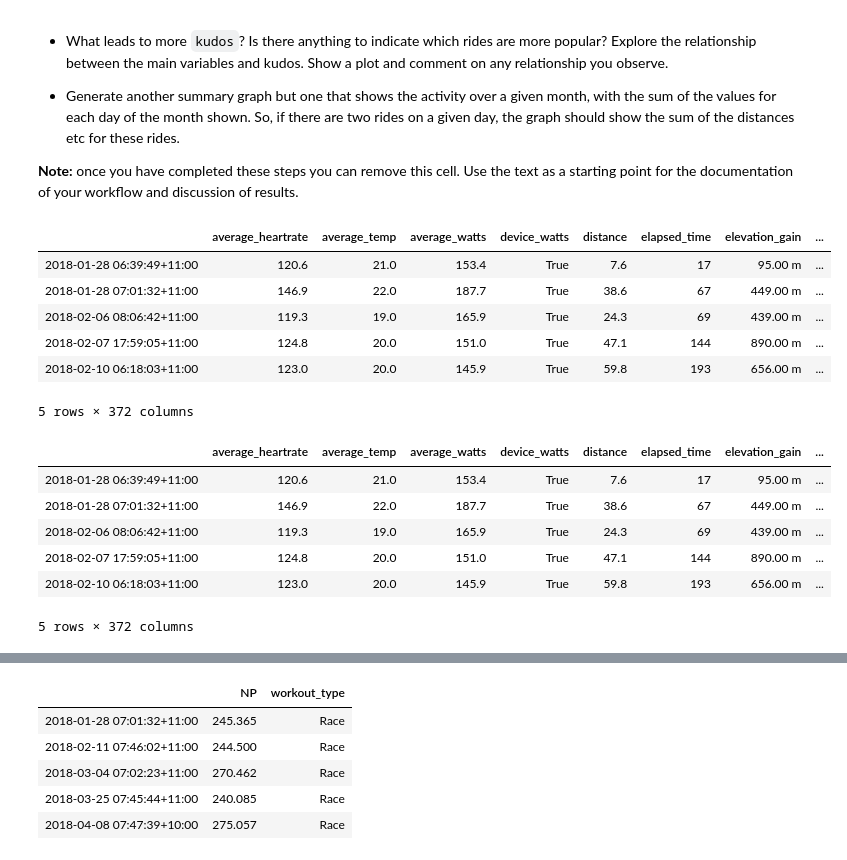
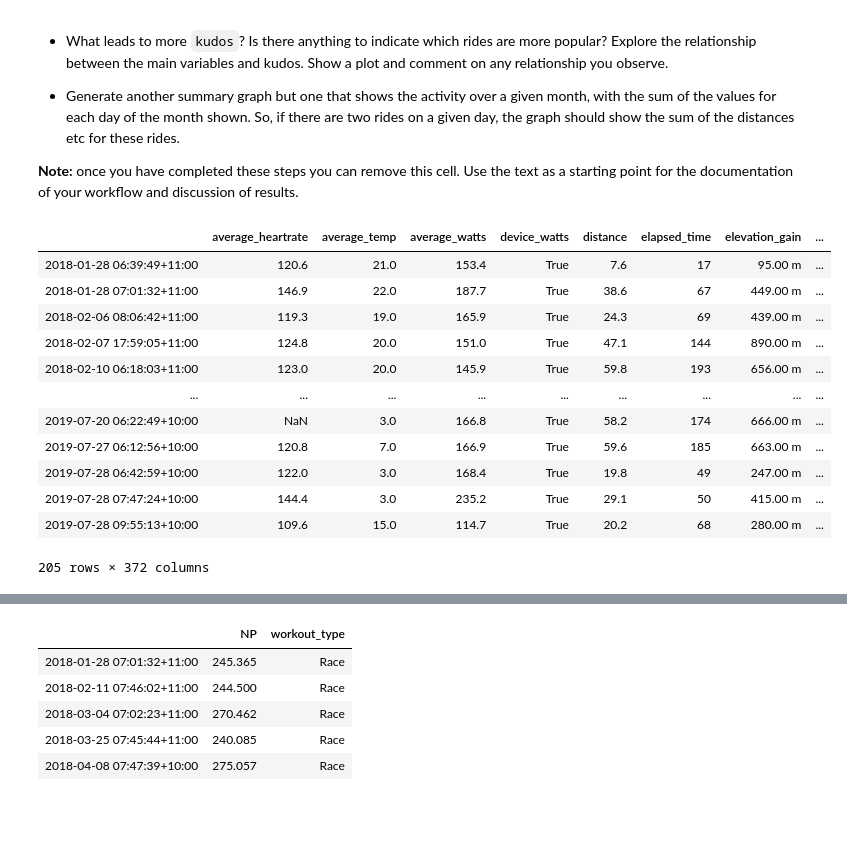
Before and after one commit to iamdraza/University-Practicals, a Jupyter notebook: Portfolio 1.ipynb, the cells around one changed output, grey strips where cells are left out. Saved outputs shown, nothing was run; the diff lists cells and outputs as text; code cells hidden in the pictures; blank space fills up the shorter version.

```diff
--- a/Portfolio 1.ipynb
+++ b/Portfolio 1.ipynb
@@ -125,7 +138,3 @@ newdataframe
 | 2019-07-28 07:47:24+10:00 | 144.4 | 3.0 | 235.2 | True | 29.1 | 50 | 415.00 m | ... |
 | 2019-07-28 09:55:13+10:00 | 109.6 | 15.0 | 114.7 | True | 20.2 | 68 | 280.00 m | ... |
 243 rows × 372 columns
-# %%
-newdataframe = pd.concat([strava, cheetah],axis=1, join='inner')
-
-newdataframe
@@ -172,23 +172,18 @@ Hint: to generate these summary plots you need to use the [timeseries/date funct
 
 __Note:__ once you have completed these steps you can remove this cell.  Use the text as a starting point for the documentation of your workflow and discussion of results.
 # %%
-newdataframe[newdataframe.device_watts==1].head()
+newdataframe[newdataframe.device_watts==1]
 # %% [output]
 |  | average_heartrate | average_temp | average_watts | device_watts | distance | elapsed_time | elevation_gain | ... |
 | 2018-01-28 06:39:49+11:00 | 120.6 | 21.0 | 153.4 | True | 7.6 | 17 | 95.00 m | ... |
 | 2018-01-28 07:01:32+11:00 | 146.9 | 22.0 | 187.7 | True | 38.6 | 67 | 449.00 m | ... |
 | 2018-02-06 08:06:42+11:00 | 119.3 | 19.0 | 165.9 | True | 24.3 | 69 | 439.00 m | ... |
 | 2018-02-07 17:59:05+11:00 | 124.8 | 20.0 | 151.0 | True | 47.1 | 144 | 890.00 m | ... |
 | 2018-02-10 06:18:03+11:00 | 123.0 | 20.0 | 145.9 | True | 59.8 | 193 | 656.00 m | ... |
+| ... | ... | ... | ... | ... | ... | ... | ... | ... |
+| 2019-07-20 06:22:49+10:00 | NaN | 3.0 | 166.8 | True | 58.2 | 174 | 666.00 m | ... |
+| 2019-07-27 06:12:56+10:00 | 120.8 | 7.0 | 166.9 | True | 59.6 | 185 | 663.00 m | ... |
+| 2019-07-28 06:42:59+10:00 | 122.0 | 3.0 | 168.4 | True | 19.8 | 49 | 247.00 m | ... |
+| 2019-07-28 07:47:24+10:00 | 144.4 | 3.0 | 235.2 | True | 29.1 | 50 | 415.00 m | ... |
+| 2019-07-28 09:55:13+10:00 | 109.6 | 15.0 | 114.7 | True | 20.2 | 68 | 280.00 m | ... |
-5 rows × 372 columns
+205 rows × 372 columns
-# %%
-newdataframe.drop(newdataframe[newdataframe['device_watts'] == False].index, inplace=True)
-newdataframe.head()
-# %% [output]
-|  | average_heartrate | average_temp | average_watts | device_watts | distance | elapsed_time | elevation_gain | ... |
-| 2018-01-28 06:39:49+11:00 | 120.6 | 21.0 | 153.4 | True | 7.6 | 17 | 95.00 m | ... |
-| 2018-01-28 07:01:32+11:00 | 146.9 | 22.0 | 187.7 | True | 38.6 | 67 | 449.00 m | ... |
-| 2018-02-06 08:06:42+11:00 | 119.3 | 19.0 | 165.9 | True | 24.3 | 69 | 439.00 m | ... |
-| 2018-02-07 17:59:05+11:00 | 124.8 | 20.0 | 151.0 | True | 47.1 | 144 | 890.00 m | ... |
-| 2018-02-10 06:18:03+11:00 | 123.0 | 20.0 | 145.9 | True | 59.8 | 193 | 656.00 m | ... |
-5 rows × 372 columns
```
Also changed, not shown: parts of 11 cells of this notebook.
